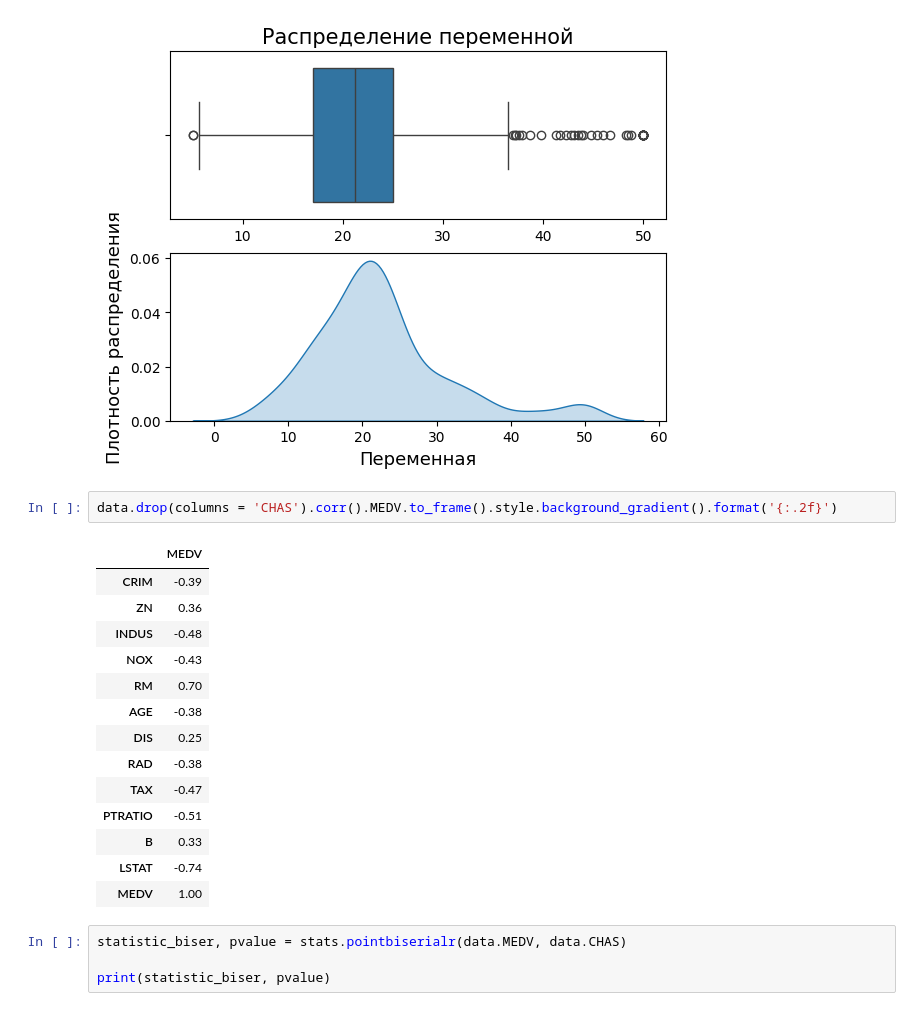
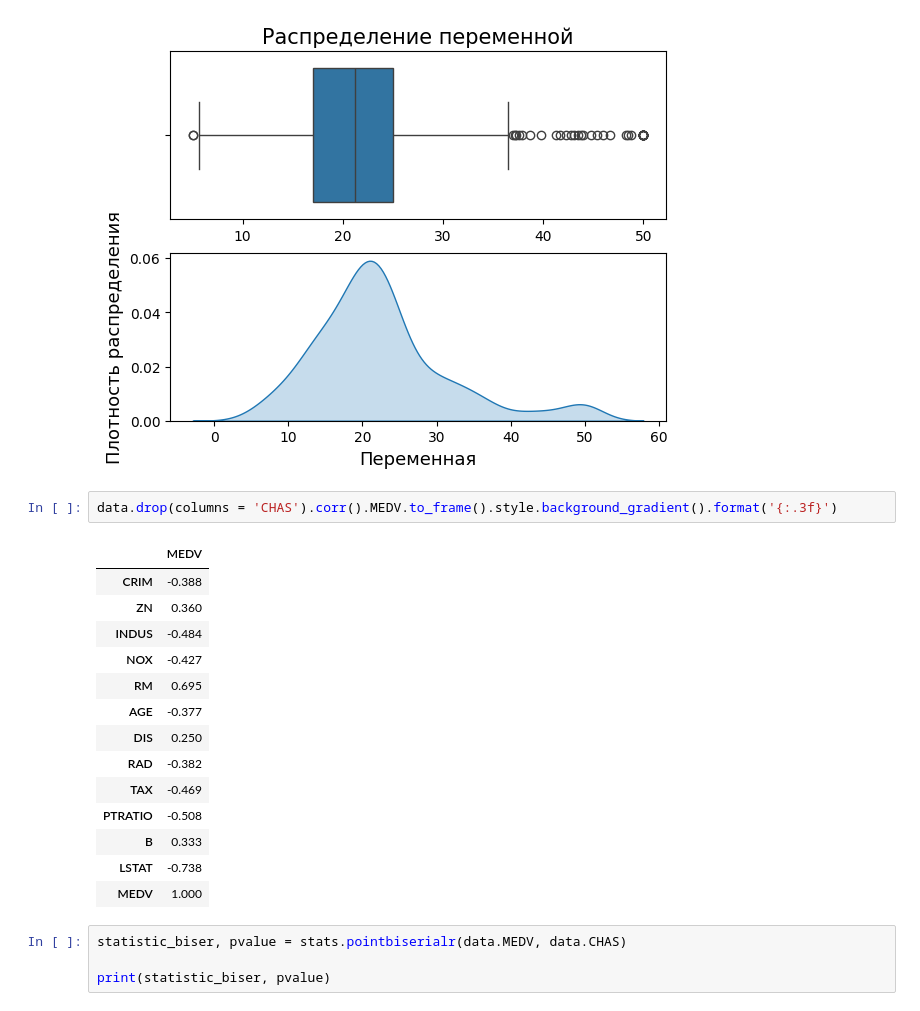
Before and after one commit to Firtux/Projects, a Jupyter notebook: ML/Single-variable LR.ipynb, the cells around one changed output. Saved outputs shown, nothing was run; the diff lists cells and outputs as text.

```diff
--- a/ML/Single-variable LR.ipynb
+++ b/ML/Single-variable LR.ipynb
@@ -32,22 +34,22 @@ box_density(data.iloc[:, -1])
 # %% [output]
 [figure]
 # %%
-data.drop(columns = 'CHAS').corr().MEDV.to_frame().style.background_gradient().format('{:.2f}')
+data.drop(columns = 'CHAS').corr().MEDV.to_frame().style.background_gradient().format('{:.3f}')
 # %% [output]
 |  | MEDV |
-| CRIM | -0.39 |
-| ZN | 0.36 |
-| INDUS | -0.48 |
-| NOX | -0.43 |
-| RM | 0.70 |
-| AGE | -0.38 |
-| DIS | 0.25 |
-| RAD | -0.38 |
-| TAX | -0.47 |
-| PTRATIO | -0.51 |
-| B | 0.33 |
-| LSTAT | -0.74 |
-| MEDV | 1.00 |
+| CRIM | -0.388 |
+| ZN | 0.360 |
+| INDUS | -0.484 |
+| NOX | -0.427 |
+| RM | 0.695 |
+| AGE | -0.377 |
+| DIS | 0.250 |
+| RAD | -0.382 |
+| TAX | -0.469 |
+| PTRATIO | -0.508 |
+| B | 0.333 |
+| LSTAT | -0.738 |
+| MEDV | 1.000 |
 # %%
 statistic_biser, pvalue = stats.pointbiserialr(data.MEDV, data.CHAS)
 
```
Also changed, not shown: parts of 2 cells of this notebook, 33 other files.
